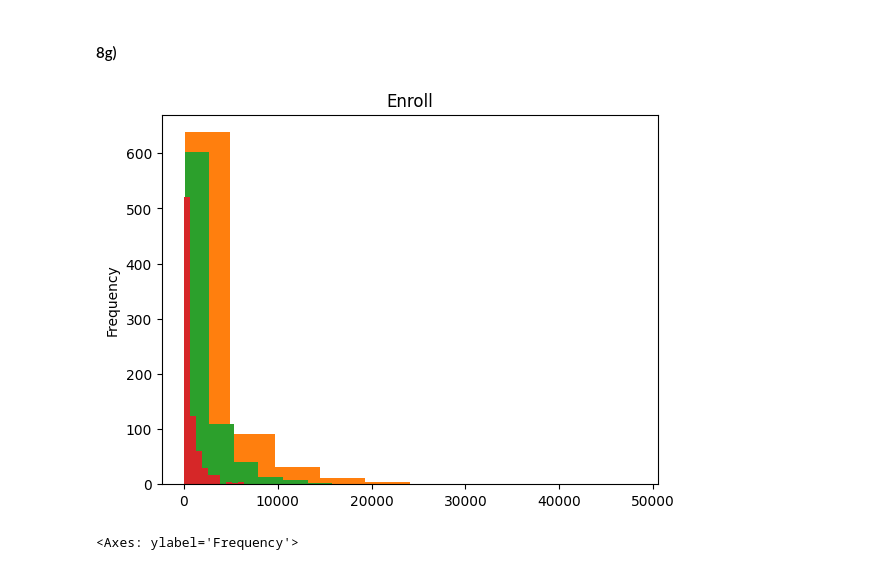
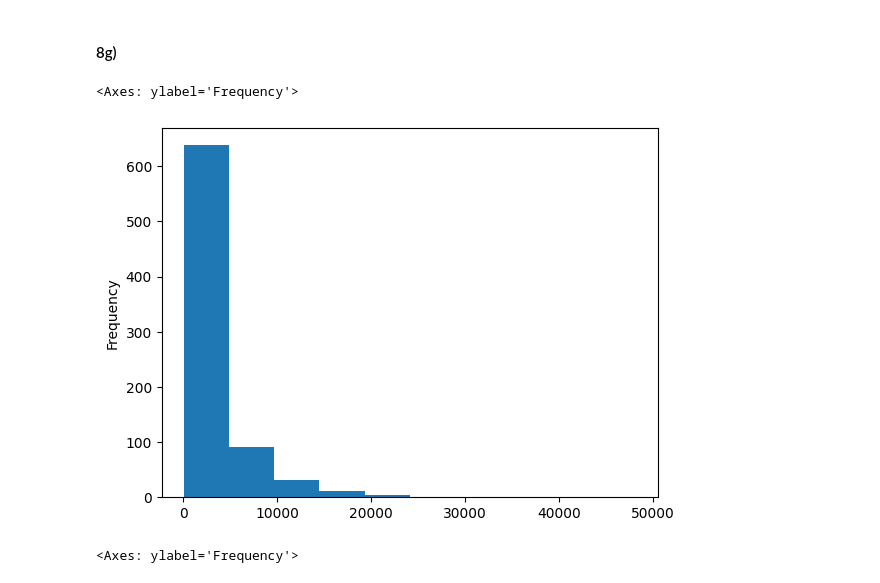
Before and after one commit to caoa0816/ISLP_labs, a Jupyter notebook: ch02/Ch02-exercise.ipynb, the cells around one changed output. Drawn from its saved outputs; the diff is of its cells as text; code cells hidden in the pictures.

```diff
--- a/ch02/Ch02-exercise.ipynb
+++ b/ch02/Ch02-exercise.ipynb
@@ -109,5 +103,0 @@ data = pd.DataFrame(college, columns=few_quantitative_variables)
-# %%
-for quant_variable in few_quantitative_variables:
-    college[quant_variable].plot(kind='hist', title=quant_variable)
-# %% [output]
-[figure, removed]
@@ -116,3 +104,8 @@ for quant_variable in few_quantitative_variables:
+# %%
+college["Apps"].plot.hist()
+# %% [output]
+<Axes: ylabel='Frequency'>
+[figure, added]
 # %%
 hist_1 = pd.DataFrame(college, columns=["Top10perc"])
 hist_1.plot.hist()
```
Also changed, not shown: parts of 13 cells of this notebook.
